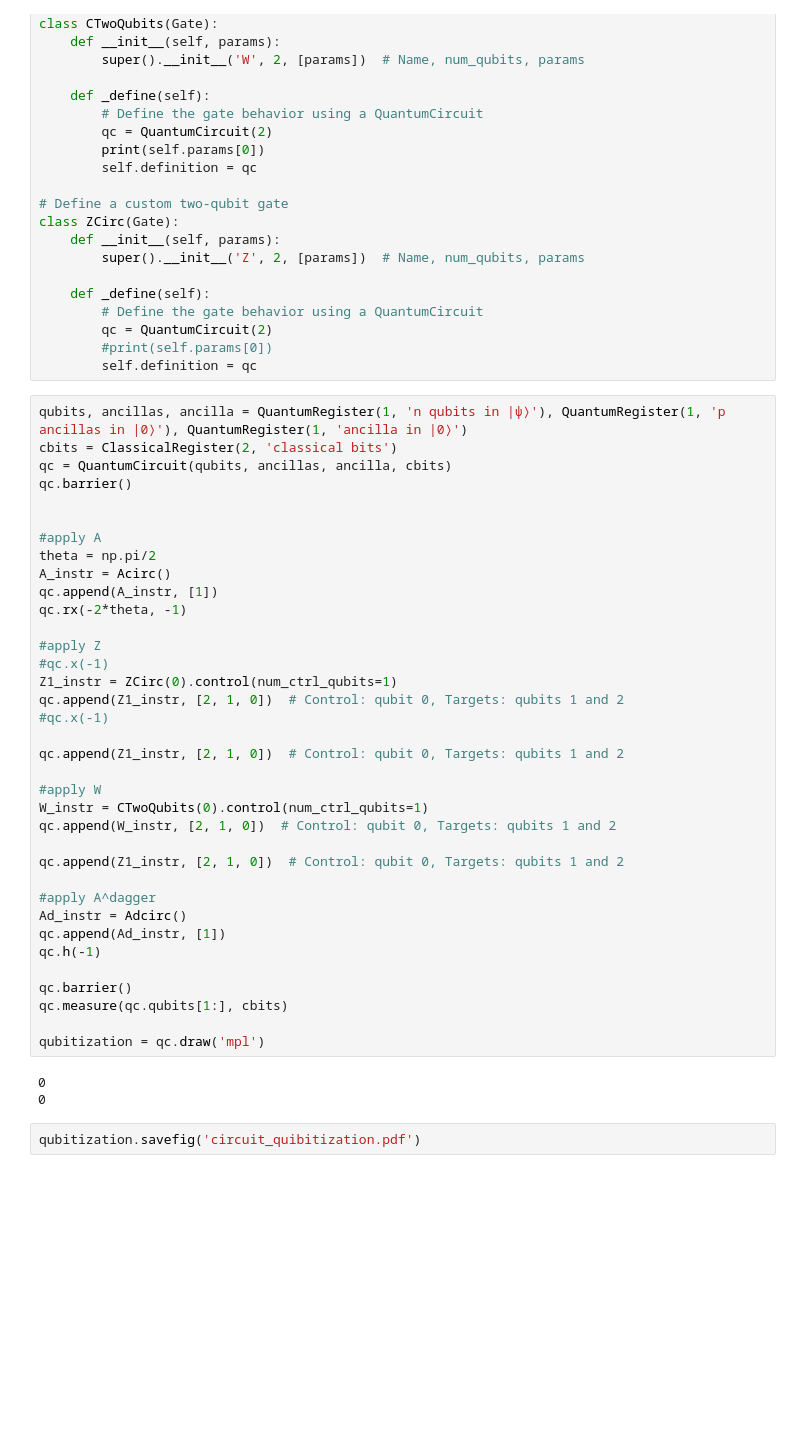
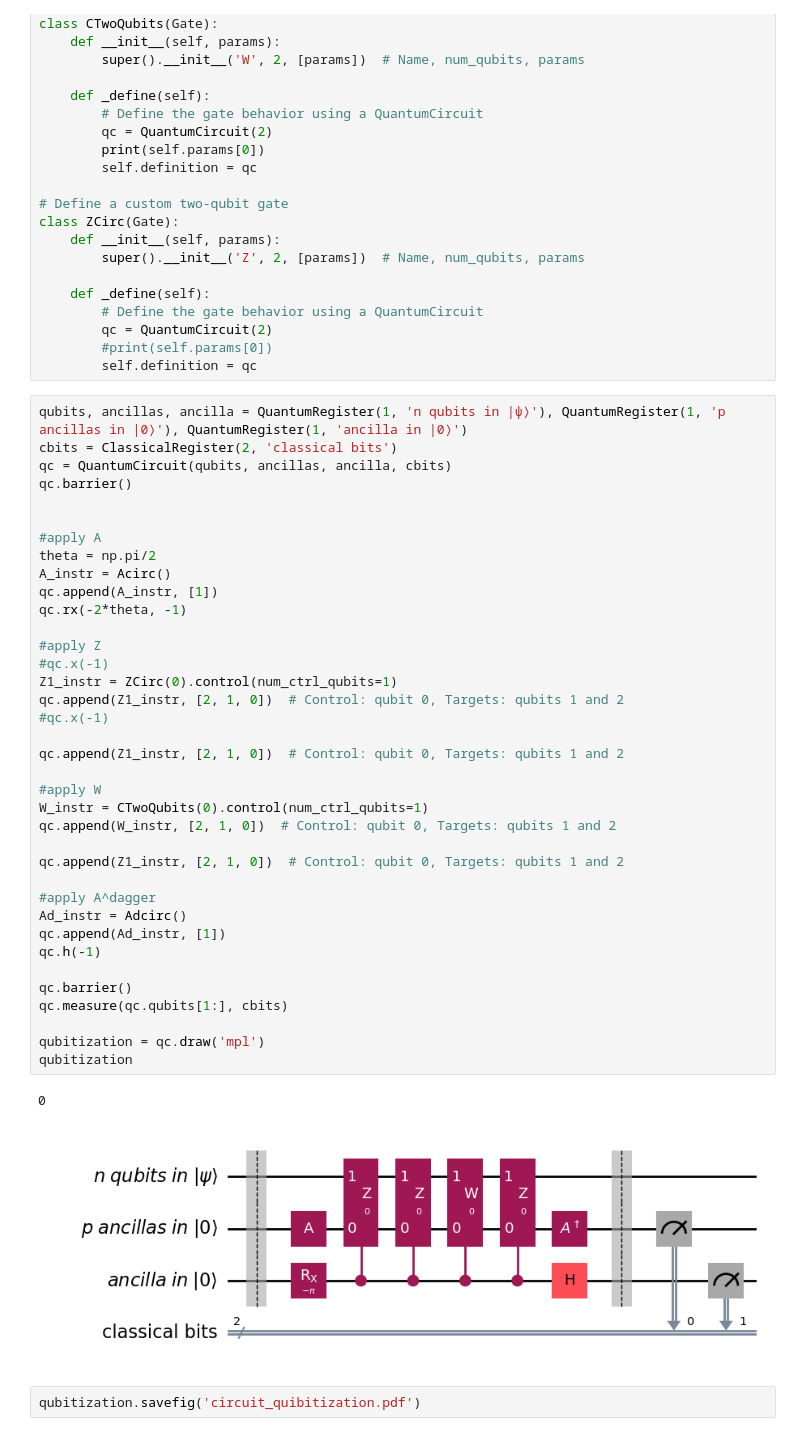
Before and after one commit to bin-wu-phys/QuantumSimulation, a Jupyter notebook: 04.Advanced.1.x.ipynb, the cells around one changed output. Cells and saved outputs as stored; diff of their text form; blank space fills up the shorter version.

```diff
--- a/04.Advanced.1.x.ipynb
+++ b/04.Advanced.1.x.ipynb
@@ -95,34 +96,35 @@ qc.barrier()
 theta = np.pi/2
 A_instr = Acirc()
 qc.append(A_instr, [1])
 qc.rx(-2*theta, -1)
 
 #apply Z
 #qc.x(-1)
 Z1_instr = ZCirc(0).control(num_ctrl_qubits=1)
 qc.append(Z1_instr, [2, 1, 0])  # Control: qubit 0, Targets: qubits 1 and 2
 #qc.x(-1)
 
 qc.append(Z1_instr, [2, 1, 0])  # Control: qubit 0, Targets: qubits 1 and 2
 
 #apply W
 W_instr = CTwoQubits(0).control(num_ctrl_qubits=1)
 qc.append(W_instr, [2, 1, 0])  # Control: qubit 0, Targets: qubits 1 and 2
 
 qc.append(Z1_instr, [2, 1, 0])  # Control: qubit 0, Targets: qubits 1 and 2
 
 #apply A^dagger
 Ad_instr = Adcirc()
 qc.append(Ad_instr, [1])
 qc.h(-1)
 
 qc.barrier()
 qc.measure(qc.qubits[1:], cbits)
 
 qubitization = qc.draw('mpl')
+qubitization
 # %% [output]
 0
-0
+[figure, added]
 # %%
 qubitization.savefig('circuit_quibitization.pdf')
 # %% [markdown]
```
Also changed, not shown: parts of 20 cells of this notebook, 3 other files.
